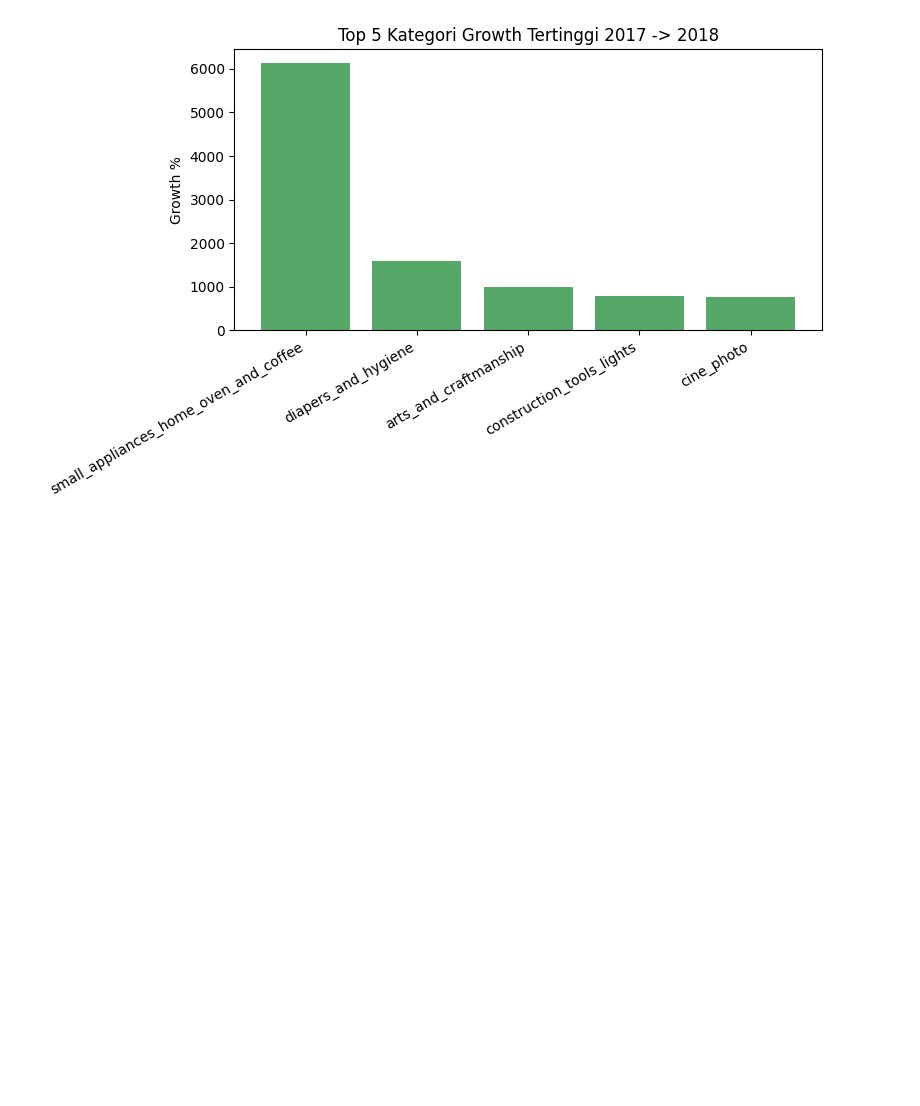
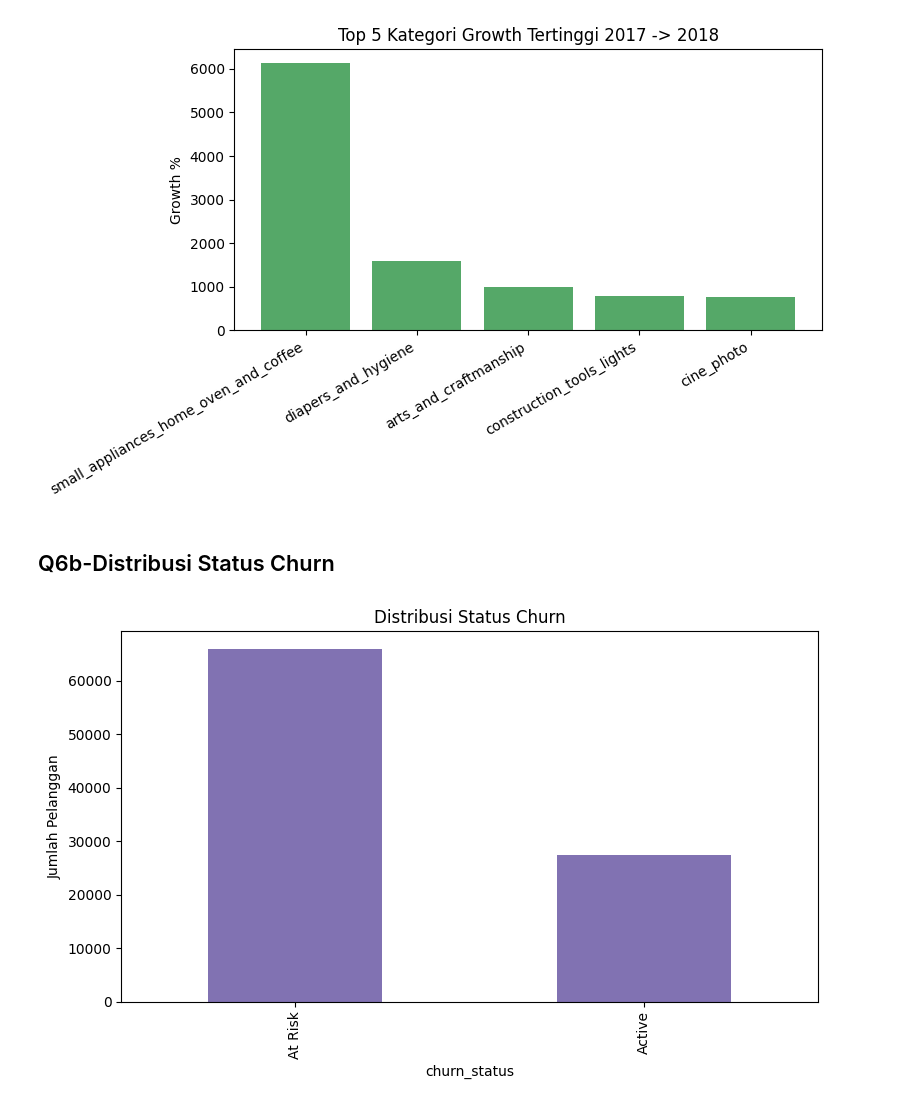
Before and after one commit to rohid001/olist-sql-dashboard, a Jupyter notebook: notebooks/03_query_validation_viz.ipynb, the cells around one changed output. Drawn from its saved outputs; the diff is of its cells as text; code cells hidden in the pictures; blank space fills up the shorter version.

Commit message:
Update Fase 4: Add Churn Indicator

```diff
--- a/notebooks/03_query_validation_viz.ipynb
+++ b/notebooks/03_query_validation_viz.ipynb
@@ -119,3 +119,17 @@ plt.show()
 3      785.75
 4      760.36
 [figure]
+# %% [markdown]
+## Q6b-Distribusi Status Churn
+# %%
+df_q6b = pd.read_csv(processed_dir / "q6b_churn_status.csv")
+status_counts = df_q6b["churn_status"].value_counts()
+
+plt.figure()
+status_counts.plot(kind="bar", color="#8172B2")
+plt.title("Distribusi Status Churn")
+plt.ylabel("Jumlah Pelanggan")
+plt.tight_layout()
+plt.show()
+# %% [output]
+[figure, added]
```
Also changed, not shown: parts of 2 cells of this notebook, 1 other file.
